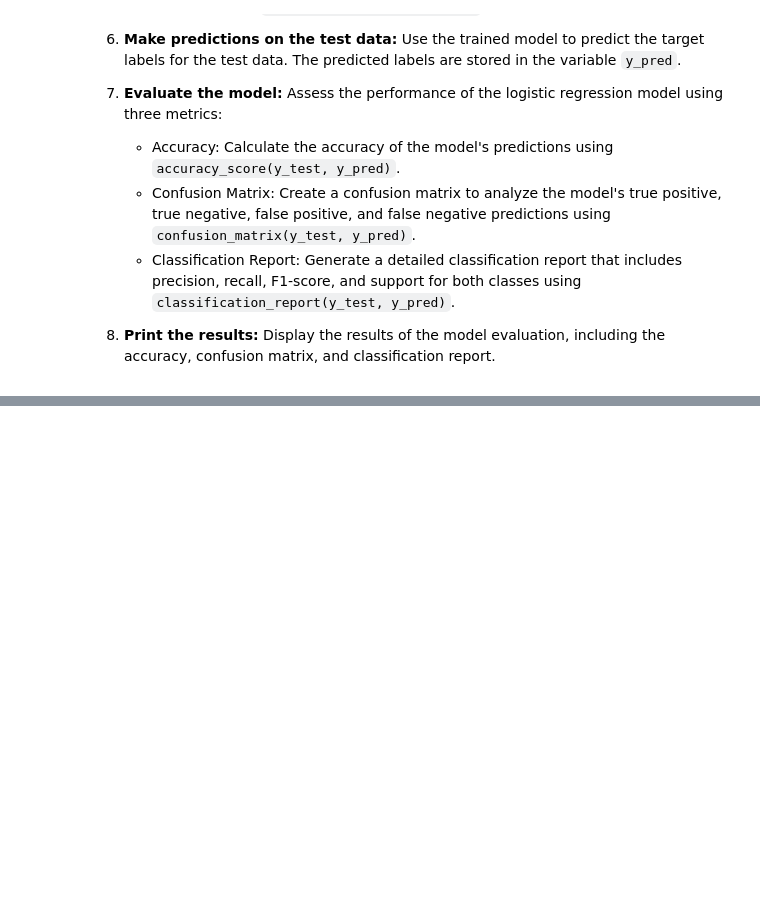
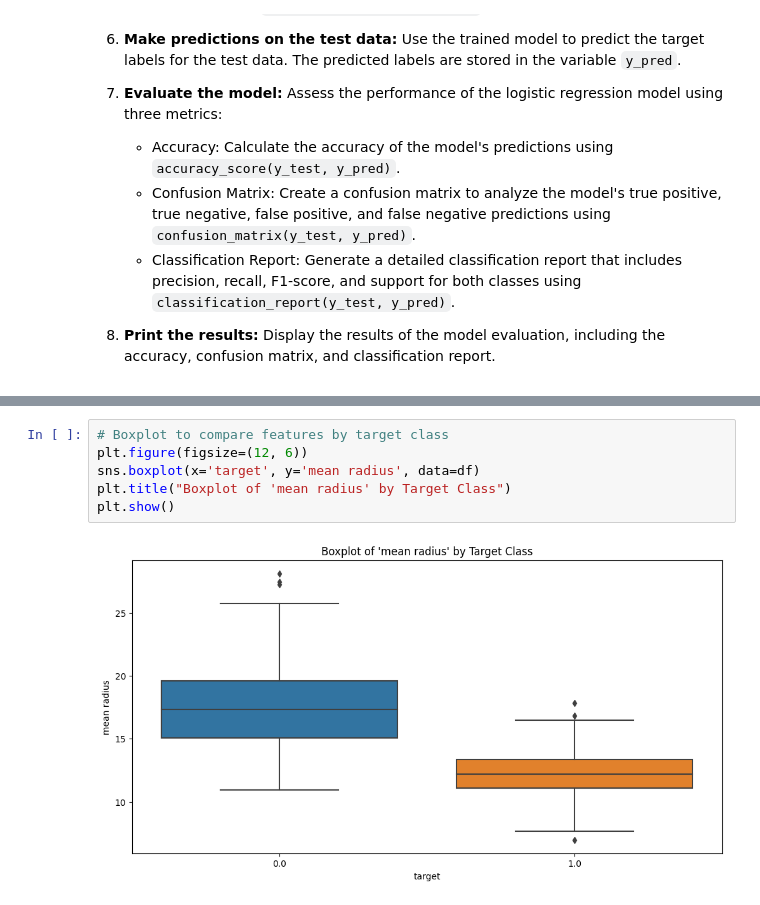
Before and after one commit to gmdeorozco/Wisconsin-Breast-Cancer-Binary-Cl-Algorithms, a Jupyter notebook: Wisconsin_Breast_Cancer.ipynb, the cells around one changed output, grey strips where cells are left out. Drawn from its saved outputs; the diff is of its cells as text; blank space fills up the shorter version.

```diff
--- a/Wisconsin_Breast_Cancer.ipynb
+++ b/Wisconsin_Breast_Cancer.ipynb
@@ -83,0 +98,8 @@ Please also refer to the documentation for alternative solver options:
+# %%
+# Boxplot to compare features by target class
+plt.figure(figsize=(12, 6))
+sns.boxplot(x='target', y='mean radius', data=df)
+plt.title("Boxplot of 'mean radius' by Target Class")
+plt.show()
+# %% [output]
+[figure, added]
```
Also changed, not shown: parts of 5 cells of this notebook.
